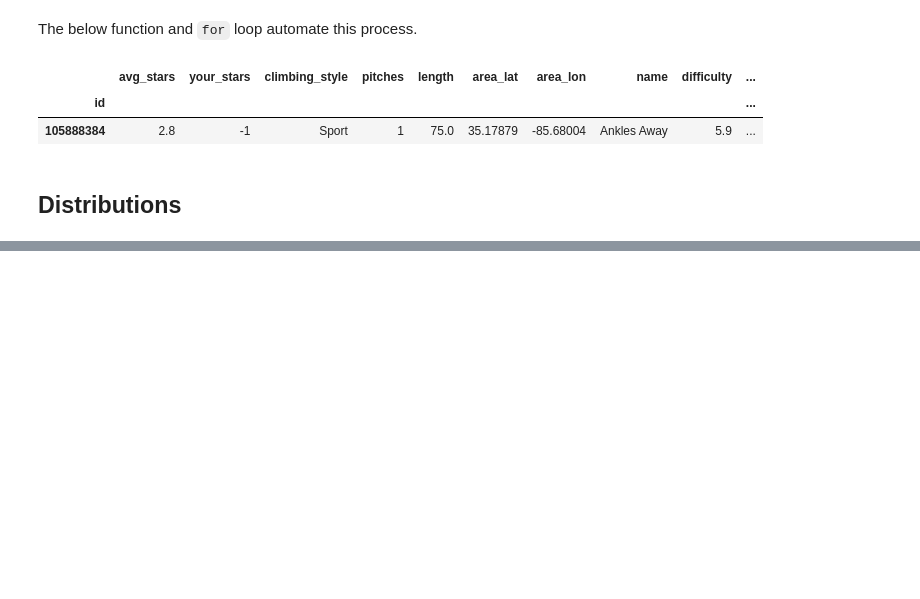
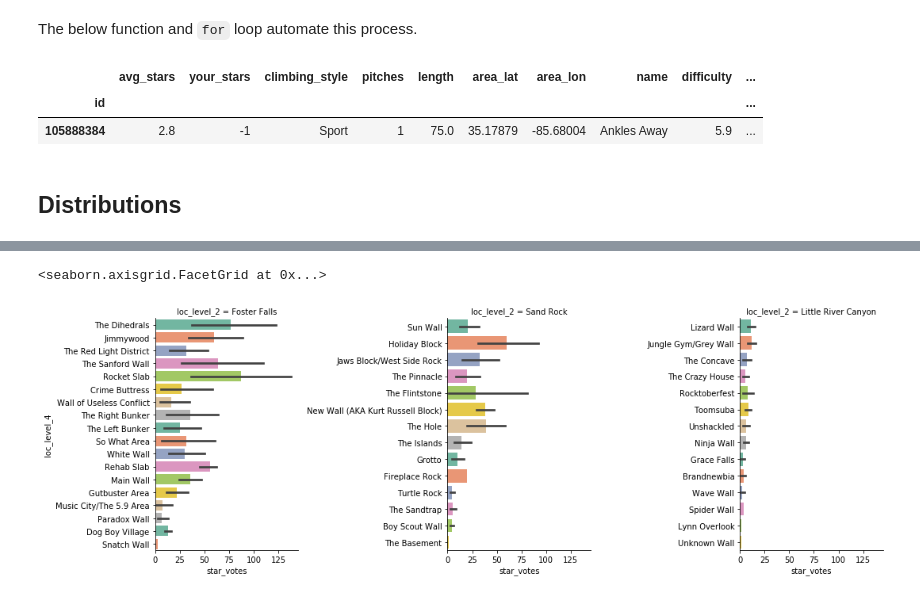
Before and after one commit to william-rice/mtn-proj, a Jupyter notebook: exploratory.ipynb, the cells around one changed output, grey strips where cells are left out. Saved outputs shown, nothing was run; the diff lists cells and outputs as text; code cells hidden in the pictures; blank space fills up the shorter version.

```diff
--- a/exploratory.ipynb
+++ b/exploratory.ipynb
@@ -119,3 +146,11 @@ g.map(sns.histplot, "avg_stars")
+# %%
+sorted_by_votes = routes.sort_values('star_votes', ascending=False)
+# %%
+g = sns.FacetGrid(sorted_by_votes, col="loc_level_2", sharex=True, sharey=False, height=5, aspect=1)
+g.map(sns.barplot, "star_votes", "loc_level_4", palette="Set2")
+# %% [output]
+<seaborn.axisgrid.FacetGrid at 0x...>
+[figure, added]
 # %%
 #To do:
 # Map difficulty onto a numerical scale
```
Also changed, not shown: parts of 11 cells of this notebook.
